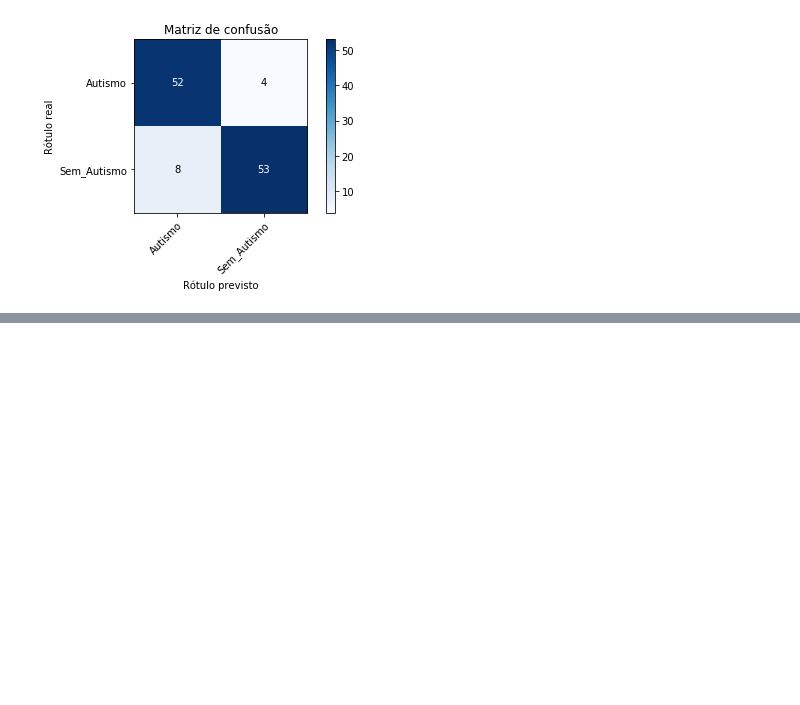
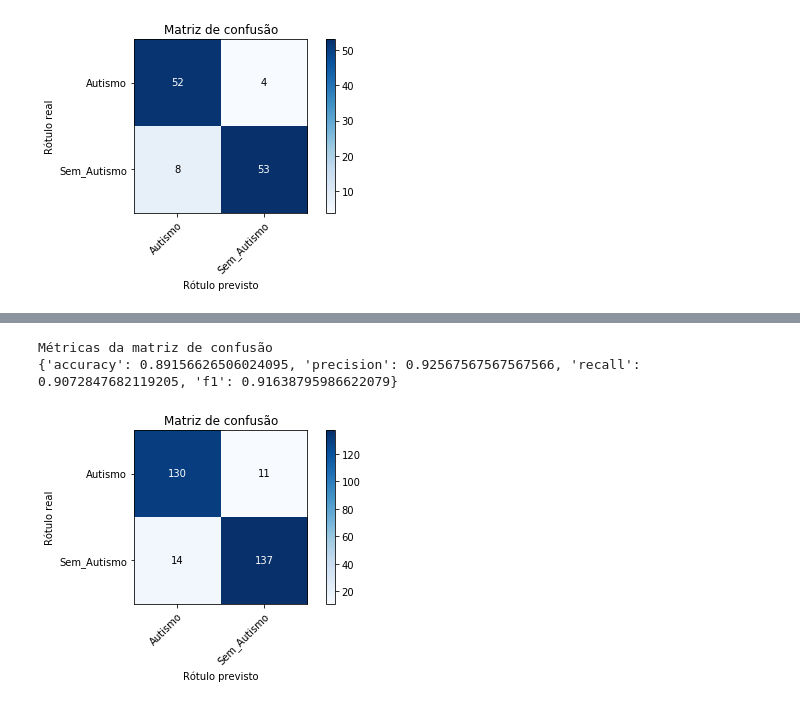
Before and after one commit to datascience-ufc/asd, a Jupyter notebook: analysis/modelo_baseline_matheus_frota.ipynb, the cells around one changed output, grey strips where cells are left out. Cells and saved outputs as stored; diff of their text form; code cells hidden in the pictures; blank space fills up the shorter version.

```diff
--- a/analysis/modelo_baseline_matheus_frota.ipynb
+++ b/analysis/modelo_baseline_matheus_frota.ipynb
@@ -134,0 +166,14 @@ plt.show()
+# %%
+# Validação cruzada
+results1 = cross_val_predict(baseline, X, Y,cv = 5)
+
+# Informações do modelo
+plot_confusion_matrix(Y,results1)
+metrics2 = metrics.confusion_metrics(Y,results1)
+print("Métricas da matriz de confusão")
+print(metrics2)
+plt.show()
+# %% [output]
+Métricas da matriz de confusão
+{'accuracy': 0.89156626506024095, 'precision': 0.92567567567567566, 'recall': 0.9072847682119205, 'f1': 0.91638795986622079}
+[figure, added]
```
Also changed, not shown: parts of 8 cells of this notebook.
